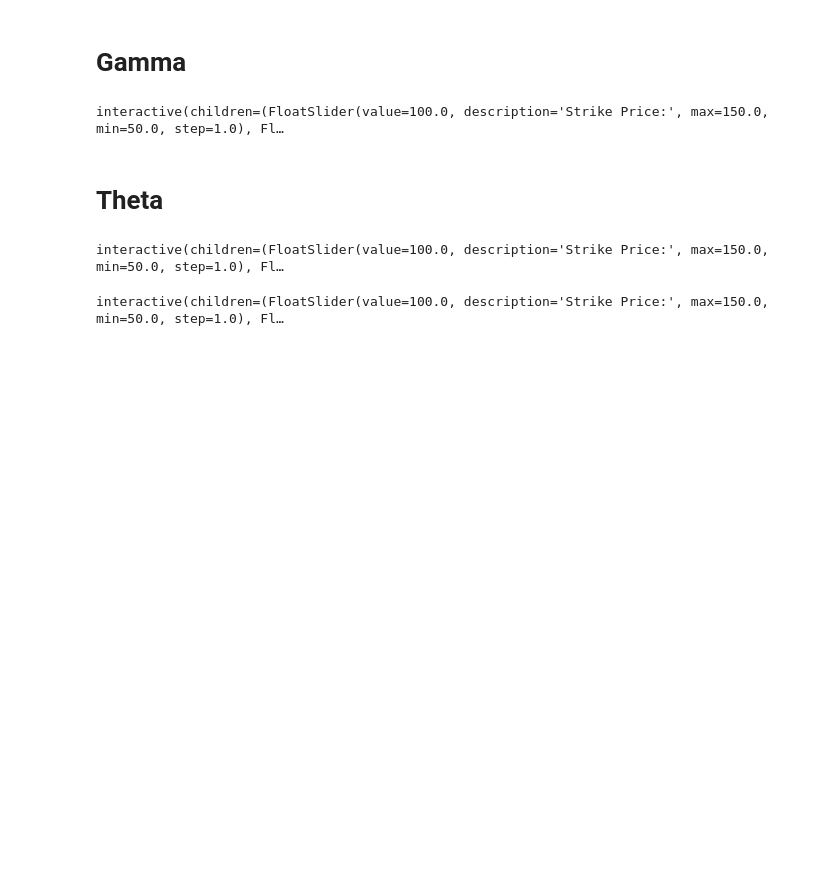
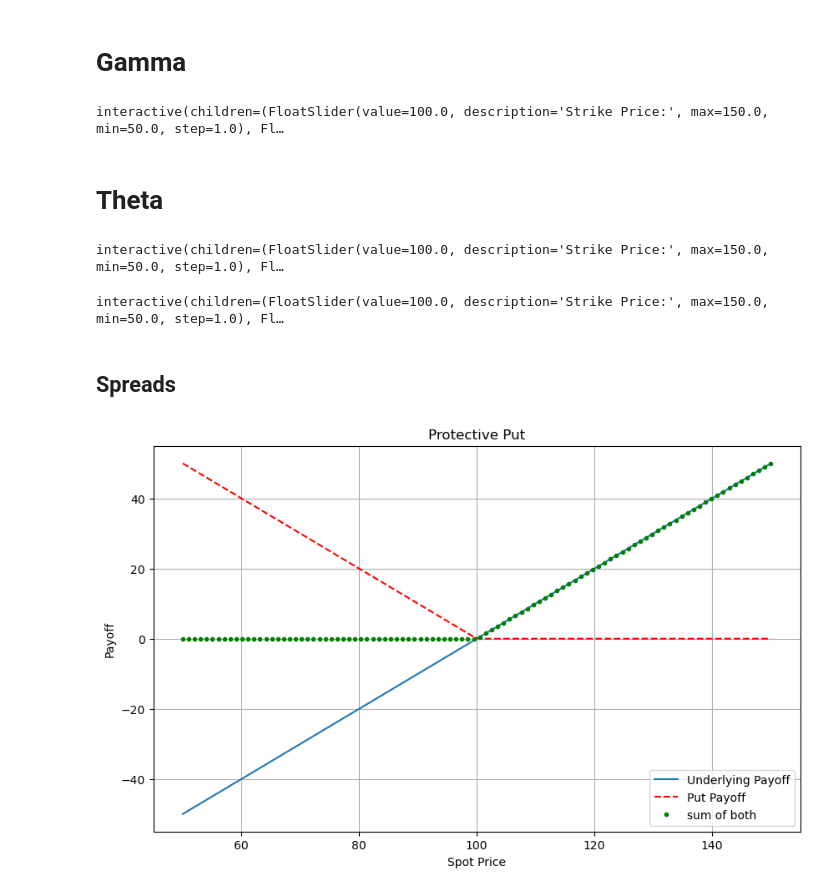
Before and after one commit to Paul-centrale/Financial-tool, a Jupyter notebook: Jupyter notebook/Moving variables for BS and greeks.ipynb, the cells around one changed output. Drawn from its saved outputs; the diff is of its cells as text; code cells hidden in the pictures; blank space fills up the shorter version.

Commit message:
adding protective put

```diff
--- a/Jupyter notebook/Moving variables for BS and greeks.ipynb
+++ b/Jupyter notebook/Moving variables for BS and greeks.ipynb
@@ -248,3 +248,33 @@ interactive_plot = widgets.interactive(
 display(interactive_plot)
 # %% [output]
 interactive(children=(FloatSlider(value=100.0, description='Strike Price:', max=150.0, min=50.0, step=1.0), Fl…
+# %% [markdown]
+## Spreads
+# %%
+#Protective Put
+
+N_underlyings = 100
+
+#Options caracteristics
+
+K = 100
+T = 1
+r = 0.05
+sigma = 0.2
+S = np.linspace(50, 150, 100)
+max_array = np.maximum(K - S, 0)
+Sum_array = S - K + max_array
+
+# Plotting
+plt.figure(figsize=(10, 6))
+plt.plot(S, S - K, label='Underlying Payoff')
+plt.plot(S, max_array, 'r--', label='Put Payoff')
+plt.plot(S, Sum_array, 'g.',label = 'sum of both')
+plt.xlabel('Spot Price')
+plt.ylabel('Payoff')
+plt.title('Protective Put')
+plt.legend()
+plt.grid(True)
+plt.show()
+# %% [output]
+[figure, added]
```
Also changed, not shown: parts of 2 cells of this notebook, 1 other file.
